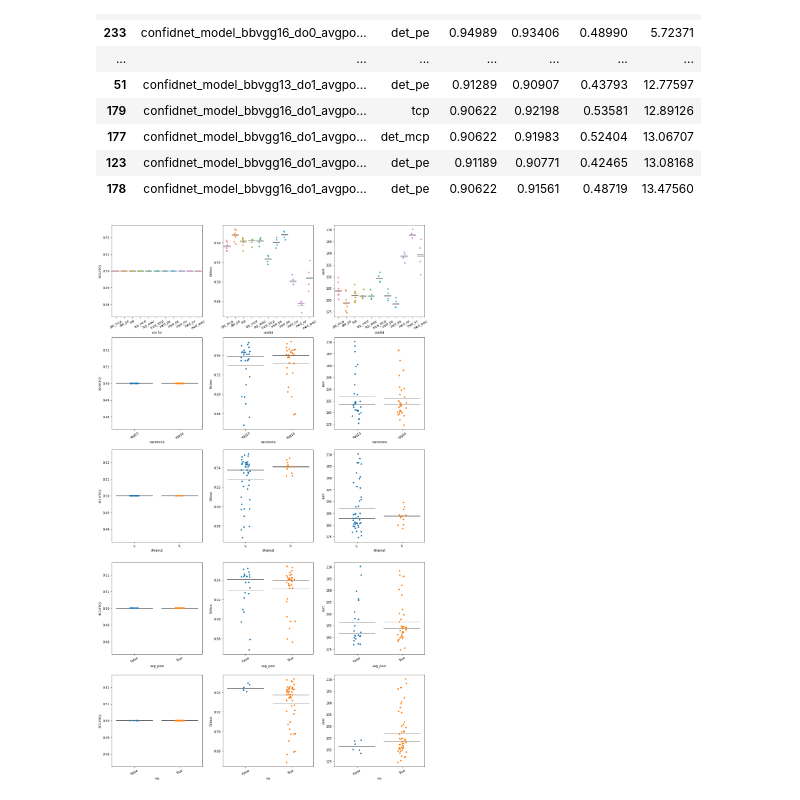
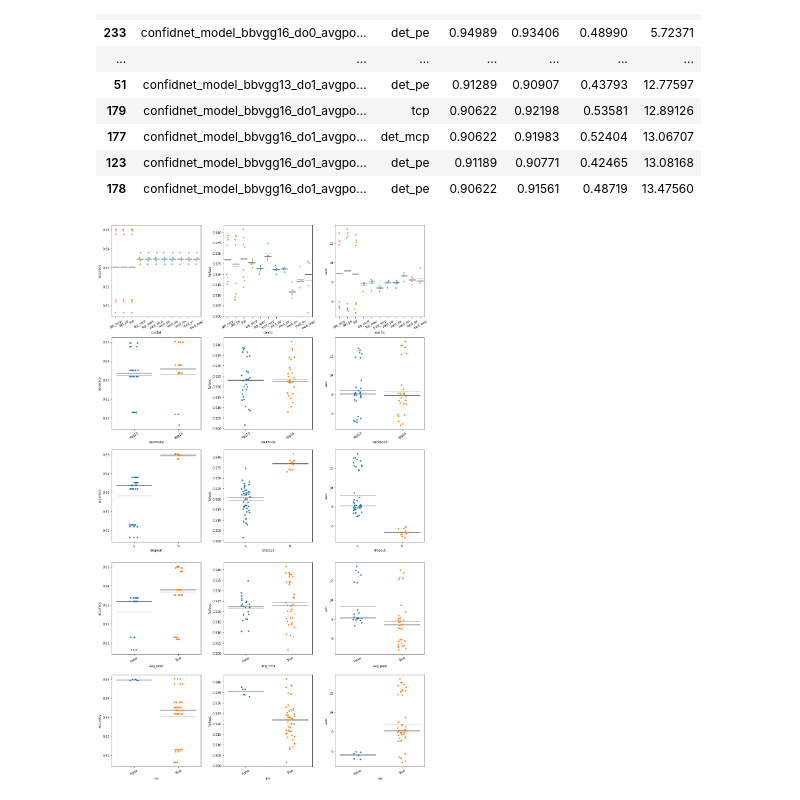
Before and after one commit to IML-DKFZ/fd-shifts, a Jupyter notebook: notebooks/dropout_ms_sweep.ipynb, the cells around one changed output. Cells and saved outputs as stored; diff of their text form; code cells hidden in the pictures.

```diff
--- a/notebooks/dropout_ms_sweep.ipynb
+++ b/notebooks/dropout_ms_sweep.ipynb
@@ -105,19 +105,20 @@ df["avg_pool"] = df.apply(lambda row: True if "avgpoolTrue" in row["name"] else
 df["ms"] = df.apply(lambda row: False if "msFalse" in row["name"] else True, axis=1)
 # %%
 
-data =  df[(df.study == "new_class_study_tinyimagenet_original_mode") ]
+data =  df[(df.study == "iid_study") ]
+# data =  df[(df.study == "new_class_study_tinyimagenet_original_mode") ]
 #data =  df[(df.study == "iid_study")  & (df.backbone == "vgg16") ]
 dims = ["confid", "backbone", "dropout", "avg_pool", "ms"]
 metrics = ["accuracy", "failauc", "aurc"]
 scale = 5
 f, axs = plt.subplots(nrows=len(dims), ncols=len(metrics), figsize=(len(metrics)*scale, len(dims)*scale))
 for xix, dim in enumerate(dims):
     for yix, metric in enumerate(metrics):
         y = metric
         sns.stripplot(ax=axs[xix, yix], x=dim, y=metric, data=data)
         sns.boxplot(ax=axs[xix, yix], x=dim, y=metric, data=data, saturation=0, showbox=False, showcaps=False, showfliers=False, whiskerprops=whiskerprops, showmeans=True, meanprops=meanprops, meanline=True)
         axs[xix, yix].set_xticklabels(axs[xix, yix].get_xticklabels(),rotation=30)
 
 plt.tight_layout()
 # %% [output]
-[figure, old version]
+[figure, new version]
```
Also changed, not shown: parts of 2 cells of this notebook, 18 other files.
